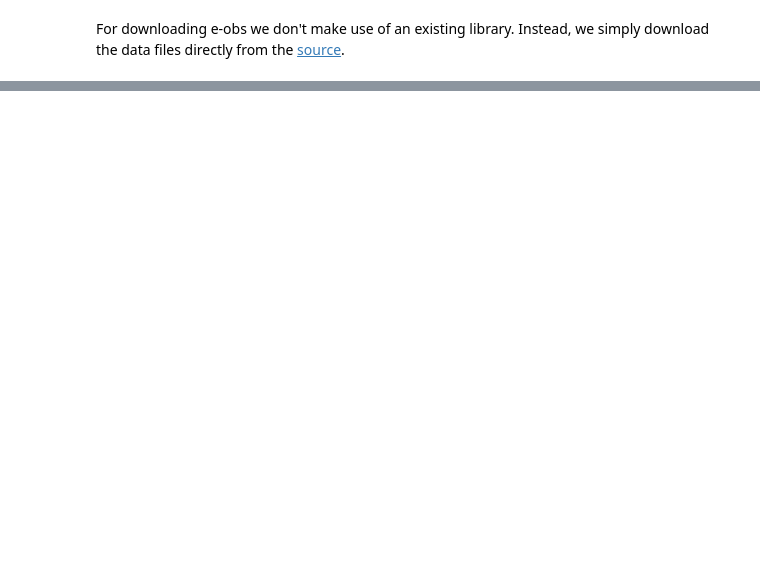
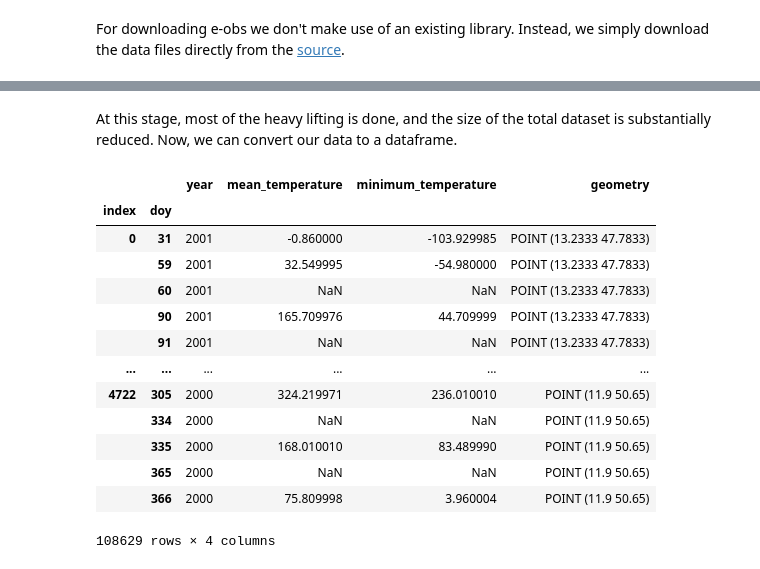
Before and after one commit to phenology/springtime, a Jupyter notebook: data.ipynb, the cells around one changed output, grey strips where cells are left out. Drawn from its saved outputs; the diff is of its cells as text; code cells hidden in the pictures; blank space fills up the shorter version.

```diff
--- a/data.ipynb
+++ b/data.ipynb
@@ -331,0 +213,4 @@ Loaded mean_temperature for 2011-2022 in 0.5430669784545898 seconds
+# %%
+# TODO make this raw-load?
+eobs_ds = ds_eobs.load()
+eobs_ds
@@ -331,0 +435,20 @@ Loaded mean_temperature for 2011-2022 in 0.5430669784545898 seconds
+# %% [markdown]
+At this stage, most of the heavy lifting is done, and the size of the total dataset is substantially reduced. Now, we can convert our data to a dataframe.
+# %%
+eobs_df = eobs_ds.to_dataframe()
+eobs_df
+# %% [output]
+|  |  | year | mean_temperature | minimum_temperature | geometry |
+| index | doy |  |  |  |  |
+| 0 | 31 | 2001 | -0.860000 | -103.929985 | POINT (13.2333 47.7833) |
+|  | 59 | 2001 | 32.549995 | -54.980000 | POINT (13.2333 47.7833) |
+|  | 60 | 2001 | NaN | NaN | POINT (13.2333 47.7833) |
+|  | 90 | 2001 | 165.709976 | 44.709999 | POINT (13.2333 47.7833) |
+|  | 91 | 2001 | NaN | NaN | POINT (13.2333 47.7833) |
+| ... | ... | ... | ... | ... | ... |
+| 4722 | 305 | 2000 | 324.219971 | 236.010010 | POINT (11.9 50.65) |
+|  | 334 | 2000 | NaN | NaN | POINT (11.9 50.65) |
+|  | 335 | 2000 | 168.010010 | 83.489990 | POINT (11.9 50.65) |
+|  | 365 | 2000 | NaN | NaN | POINT (11.9 50.65) |
+|  | 366 | 2000 | 75.809998 | 3.960004 | POINT (11.9 50.65) |
+108629 rows × 4 columns
```
Also changed, not shown: parts of 27 cells of this notebook, 3 other files.
